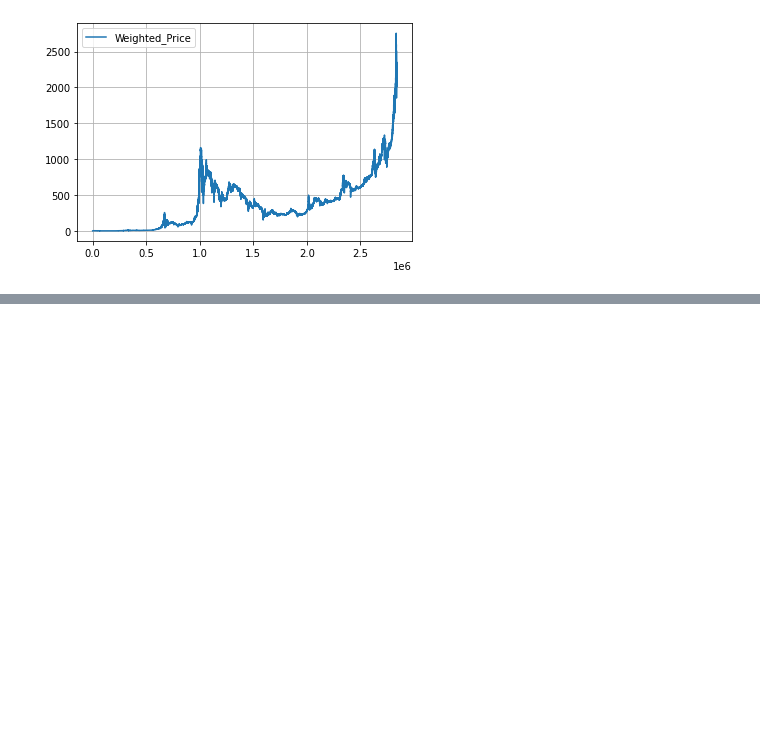
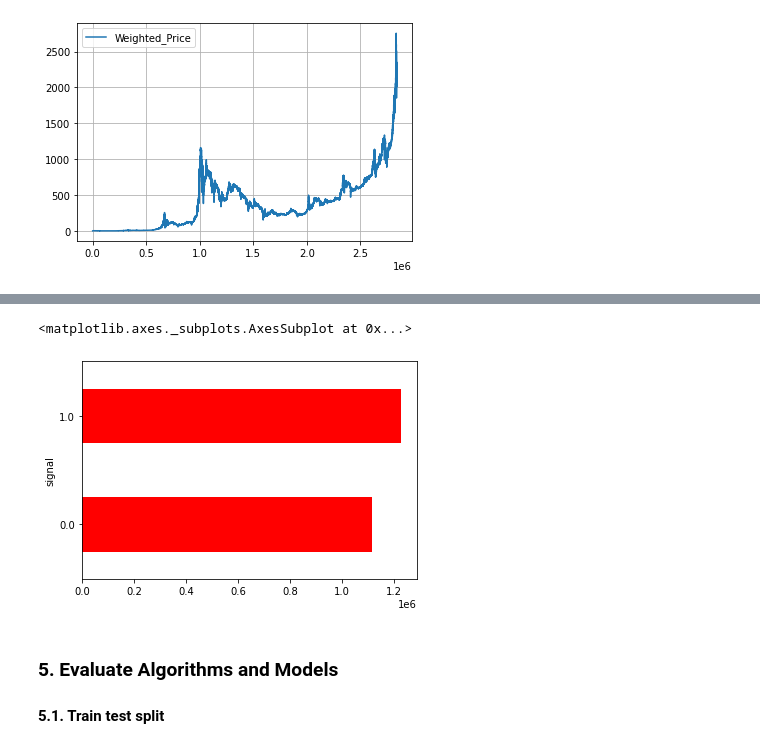
Before and after one commit to dkomlen/finance-ml, a Jupyter notebook: Dimensionality_reduction_Bitcoin_price_prediction.ipynb, the cells around one changed output, grey strips where cells are left out. Drawn from its saved outputs; the diff is of its cells as text; code cells hidden in the pictures; blank space fills up the shorter version.

```diff
--- a/Dimensionality_reduction_Bitcoin_price_prediction.ipynb
+++ b/Dimensionality_reduction_Bitcoin_price_prediction.ipynb
@@ -260,0 +285,9 @@ plt.show()
+# %%
+dataset.groupby(['signal']).size().plot(kind='barh', color='red')
+# %% [output]
+<matplotlib.axes._subplots.AxesSubplot at 0x...>
+[figure, added]
+# %% [markdown]
+### 5. Evaluate Algorithms and Models
+
+#### 5.1. Train test split
```
Also changed, not shown: parts of 21 cells of this notebook.
